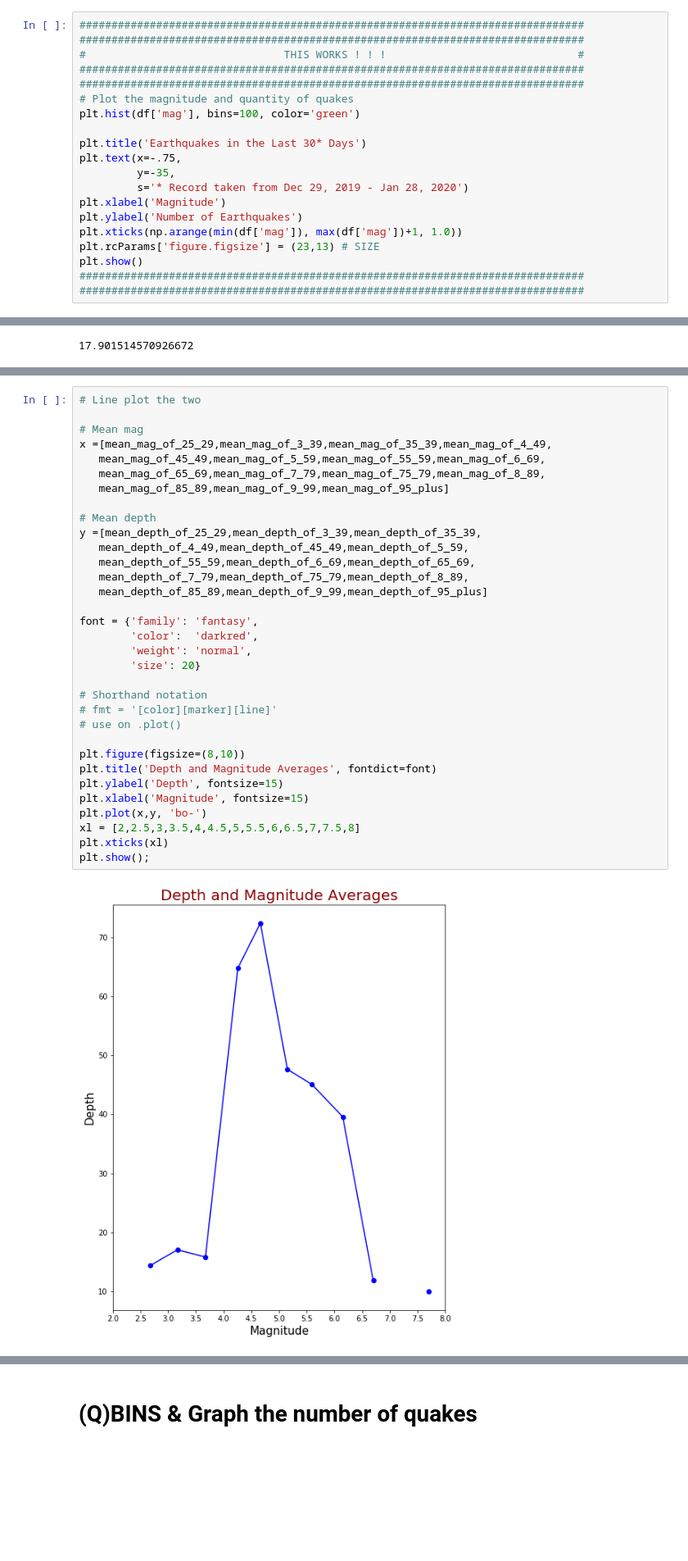
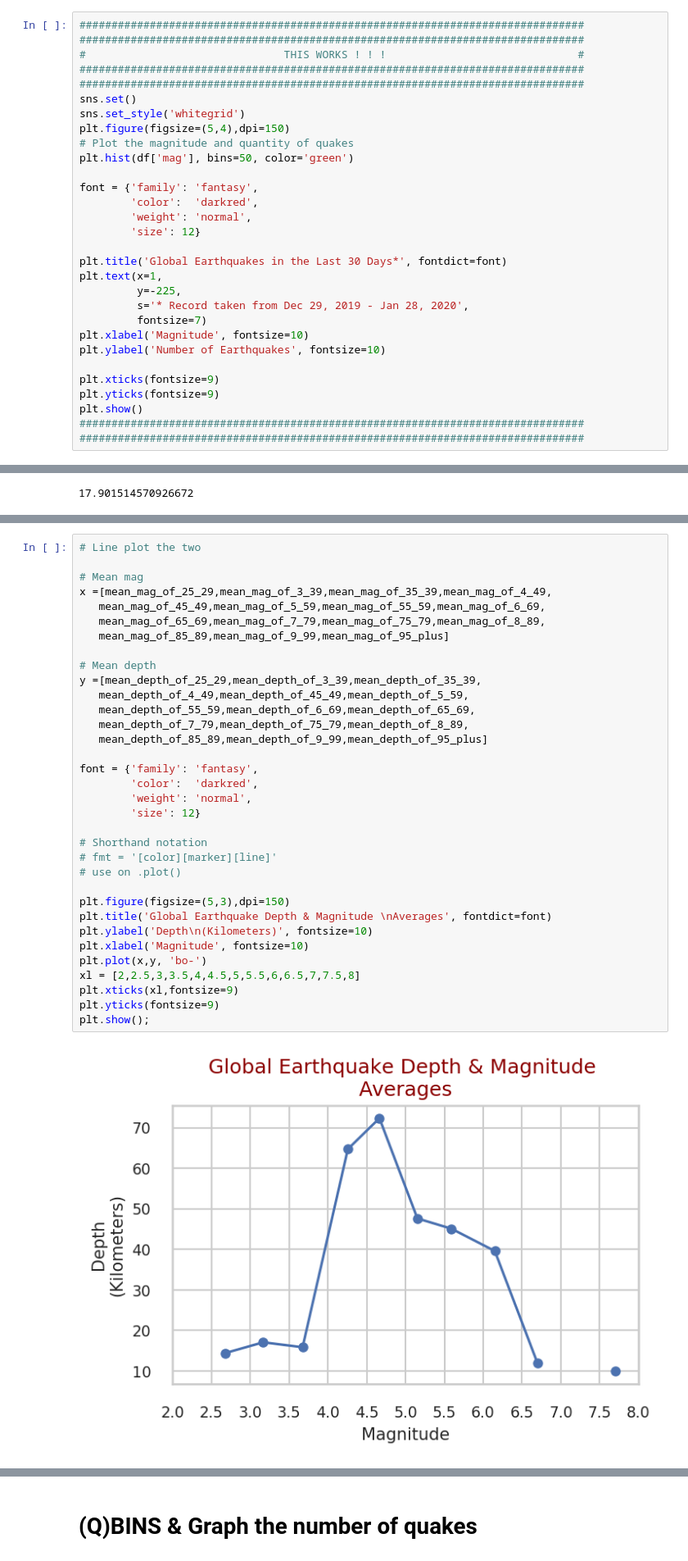
Before and after one commit to jacobpad/jacobpad.github.io, a Jupyter notebook: data/U1_Build_Week_Jacob_Padgett.ipynb, the cells around one changed output, grey strips where cells are left out. Shown at 82% size. Saved outputs shown, nothing was run; the diff lists cells and outputs as text; blank space fills up the shorter version.

```diff
--- a/data/U1_Build_Week_Jacob_Padgett.ipynb
+++ b/data/U1_Build_Week_Jacob_Padgett.ipynb
@@ -257,17 +294,27 @@ status_df['index'] = index_df
 #                               THIS WORKS ! ! !                              #
 ###############################################################################
 ###############################################################################
+sns.set()
+sns.set_style('whitegrid')
+plt.figure(figsize=(5,4),dpi=150)
 # Plot the magnitude and quantity of quakes
-plt.hist(df['mag'], bins=100, color='green')
+plt.hist(df['mag'], bins=50, color='green')
 
-plt.title('Earthquakes in the Last 30* Days')
-plt.text(x=-.75,
-         y=-35,
-         s='* Record taken from Dec 29, 2019 - Jan 28, 2020')
-plt.xlabel('Magnitude')
-plt.ylabel('Number of Earthquakes')
-plt.xticks(np.arange(min(df['mag']), max(df['mag'])+1, 1.0))
-plt.rcParams['figure.figsize'] = (23,13) # SIZE
+font = {'family': 'fantasy',
+        'color':  'darkred',
+        'weight': 'normal',
+        'size': 12}
+
+plt.title('Global Earthquakes in the Last 30 Days*', fontdict=font)
+plt.text(x=1,
+         y=-225,
+         s='* Record taken from Dec 29, 2019 - Jan 28, 2020',
+         fontsize=7)
+plt.xlabel('Magnitude', fontsize=10)
+plt.ylabel('Number of Earthquakes', fontsize=10)
+
+plt.xticks(fontsize=9)
+plt.yticks(fontsize=9)
 plt.show()
 ###############################################################################
 ###############################################################################
@@ -505,38 +563,39 @@ df[df['mag']>=2.5].describe()
 # %%
 # Line plot the two
 
 # Mean mag
 x =[mean_mag_of_25_29,mean_mag_of_3_39,mean_mag_of_35_39,mean_mag_of_4_49,
    mean_mag_of_45_49,mean_mag_of_5_59,mean_mag_of_55_59,mean_mag_of_6_69,
    mean_mag_of_65_69,mean_mag_of_7_79,mean_mag_of_75_79,mean_mag_of_8_89,
    mean_mag_of_85_89,mean_mag_of_9_99,mean_mag_of_95_plus]
 
 # Mean depth
 y =[mean_depth_of_25_29,mean_depth_of_3_39,mean_depth_of_35_39,
    mean_depth_of_4_49,mean_depth_of_45_49,mean_depth_of_5_59,
    mean_depth_of_55_59,mean_depth_of_6_69,mean_depth_of_65_69,
    mean_depth_of_7_79,mean_depth_of_75_79,mean_depth_of_8_89,
    mean_depth_of_85_89,mean_depth_of_9_99,mean_depth_of_95_plus]
 
 font = {'family': 'fantasy',
         'color':  'darkred',
         'weight': 'normal',
-        'size': 20}
+        'size': 12}
 
 # Shorthand notation
 # fmt = '[color][marker][line]'
 # use on .plot()
 
-plt.figure(figsize=(8,10))
-plt.title('Depth and Magnitude Averages', fontdict=font)
-plt.ylabel('Depth', fontsize=15)
-plt.xlabel('Magnitude', fontsize=15)
+plt.figure(figsize=(5,3),dpi=150)
+plt.title('Global Earthquake Depth & Magnitude \nAverages', fontdict=font)
+plt.ylabel('Depth\n(Kilometers)', fontsize=10)
+plt.xlabel('Magnitude', fontsize=10)
 plt.plot(x,y, 'bo-')
 xl = [2,2.5,3,3.5,4,4.5,5,5.5,6,6.5,7,7.5,8]
-plt.xticks(xl)
+plt.xticks(xl,fontsize=9)
+plt.yticks(fontsize=9)
 plt.show();
 # %% [output]
-[figure, old version]
+[figure, new version]
 # %%
 # plt.plot(x,'rx-', label='Average Magnitude')
 plt.plot(y,'go-', label='Average Depth')
```
Also changed, not shown: parts of 26 cells of this notebook.
